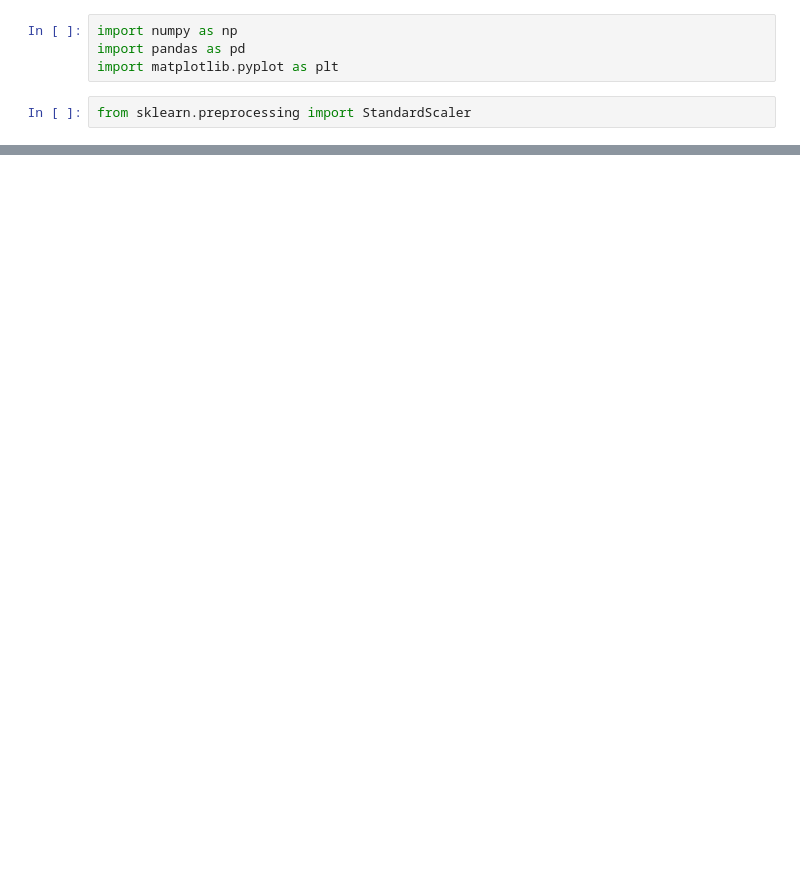
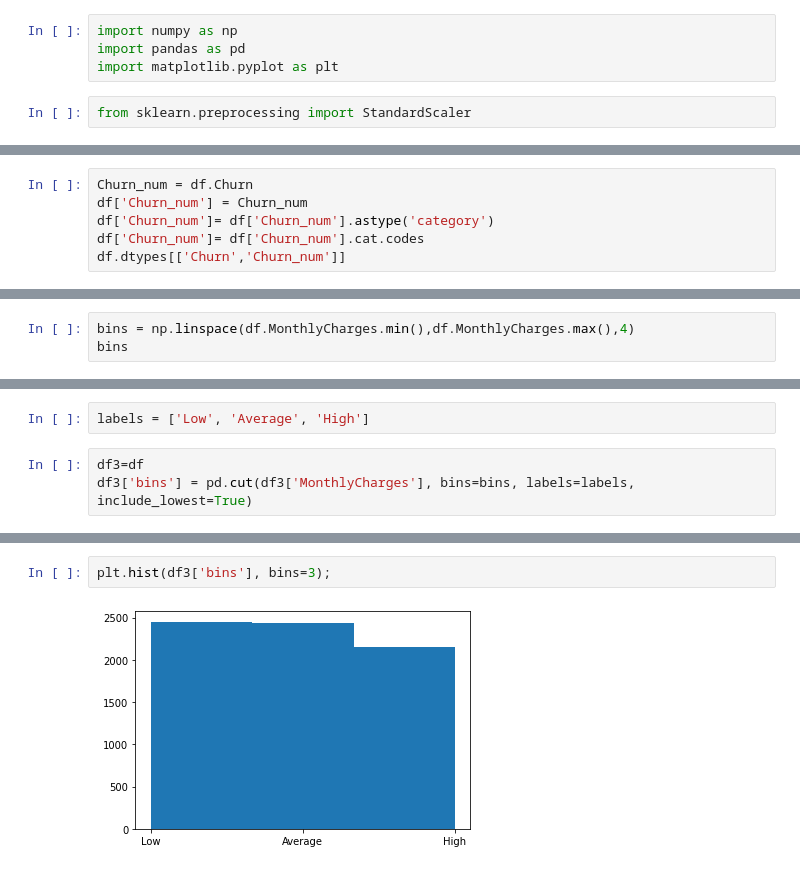
Before and after one commit to c-kruger/Data-Mining, a Jupyter notebook: DataMiningLab2.ipynb, the cells around one changed output, grey strips where cells are left out. Drawn from its saved outputs; the diff is of its cells as text; blank space fills up the shorter version.

```diff
--- a/DataMiningLab2.ipynb
+++ b/DataMiningLab2.ipynb
@@ -12,0 +87,6 @@ ParserError: ignored
+# %%
+Churn_num = df.Churn
+df['Churn_num'] = Churn_num
+df['Churn_num']= df['Churn_num'].astype('category')
+df['Churn_num']= df['Churn_num'].cat.codes
+df.dtypes[['Churn','Churn_num']]
@@ -12,0 +167,3 @@ ParserError: ignored
+# %%
+bins = np.linspace(df.MonthlyCharges.min(),df.MonthlyCharges.max(),4)
+bins
@@ -12,0 +172,5 @@ ParserError: ignored
+# %%
+labels = ['Low', 'Average', 'High']
+# %%
+df3=df
+df3['bins'] = pd.cut(df3['MonthlyCharges'], bins=bins, labels=labels, include_lowest=True)
@@ -12,0 +185,4 @@ ParserError: ignored
+# %%
+plt.hist(df3['bins'], bins=3);
+# %% [output]
+[figure, added]
```
Also changed, not shown: parts of 36 cells of this notebook.
